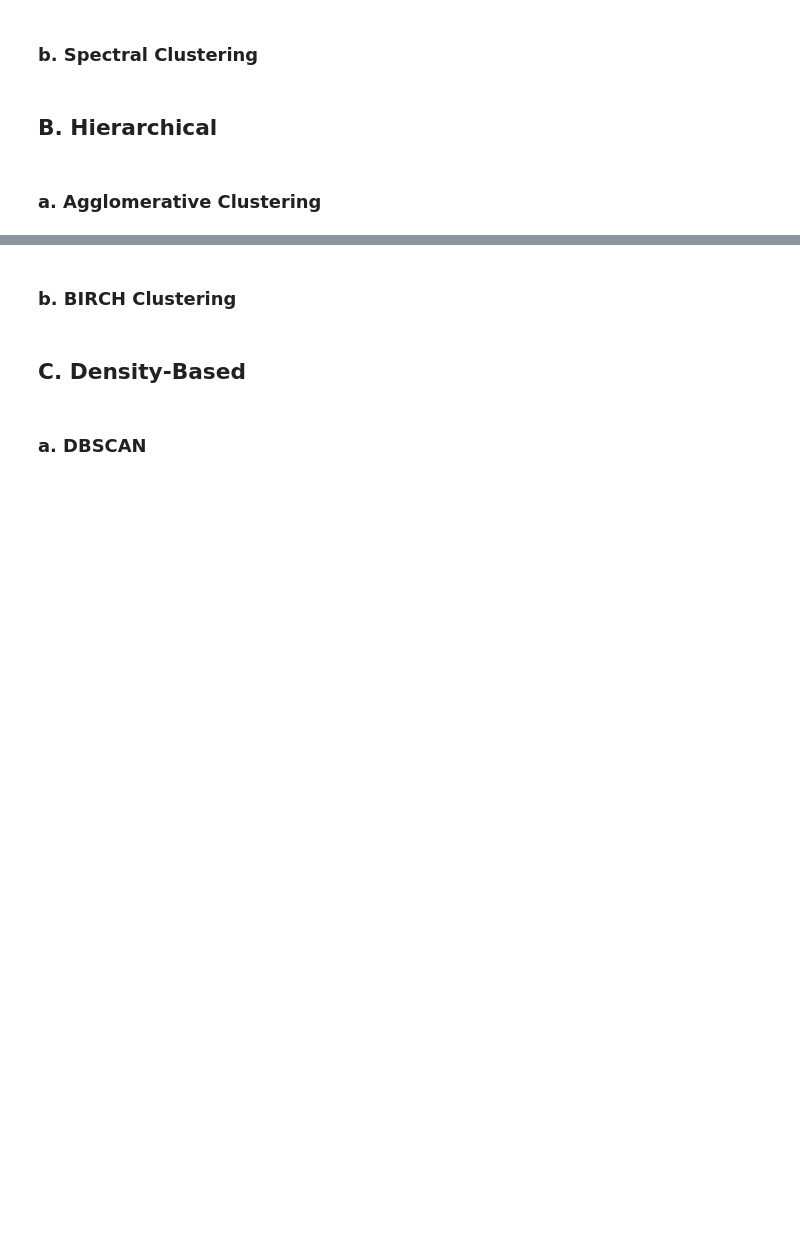
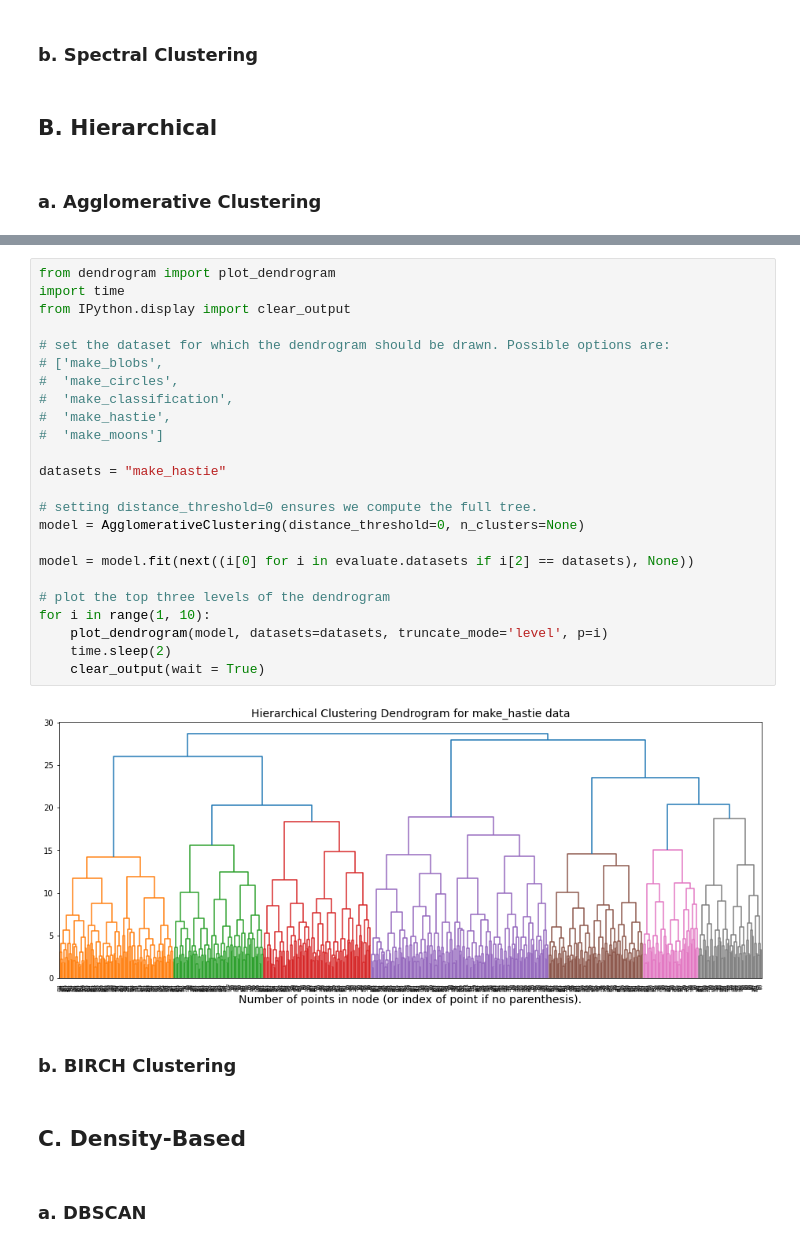
Before and after one commit to Estreuselito/Deus_ex_machina, a Jupyter notebook: Mini-Project/Clustering.ipynb, the cells around one changed output, grey strips where cells are left out. Drawn from its saved outputs; the diff is of its cells as text; blank space fills up the shorter version.

```diff
--- a/Mini-Project/Clustering.ipynb
+++ b/Mini-Project/Clustering.ipynb
@@ -140,3 +145,29 @@ evaluate.plot_raw_vs_predict(KMeans)
+# %%
+from dendrogram import plot_dendrogram
+import time
+from IPython.display import clear_output
+
+# set the dataset for which the dendrogram should be drawn. Possible options are:
+# ['make_blobs',
+#  'make_circles',
+#  'make_classification',
+#  'make_hastie',
+#  'make_moons']
+
+datasets = "make_hastie"
+
+# setting distance_threshold=0 ensures we compute the full tree.
+model = AgglomerativeClustering(distance_threshold=0, n_clusters=None)
+
+model = model.fit(next((i[0] for i in evaluate.datasets if i[2] == datasets), None))
+
+# plot the top three levels of the dendrogram
+for i in range(1, 10):
+    plot_dendrogram(model, datasets=datasets, truncate_mode='level', p=i)
+    time.sleep(2)
+    clear_output(wait = True)
+# %% [output]
+[figure, added]
 # %% [markdown]
 ### b. BIRCH Clustering <a name="birch"/>
 # %% [markdown]
```
Also changed, not shown: parts of 8 cells of this notebook, 2 other files.
